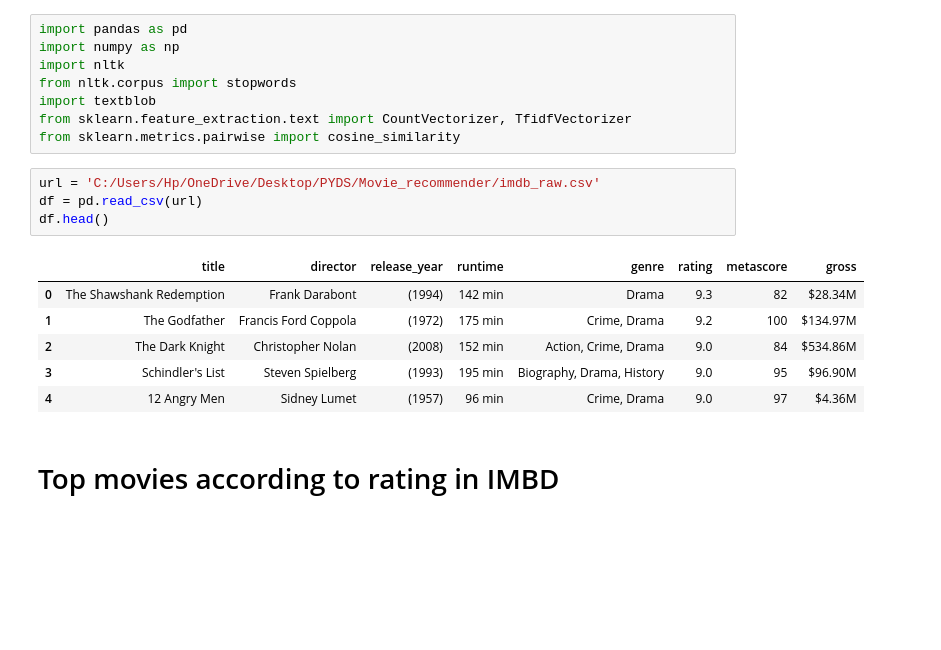
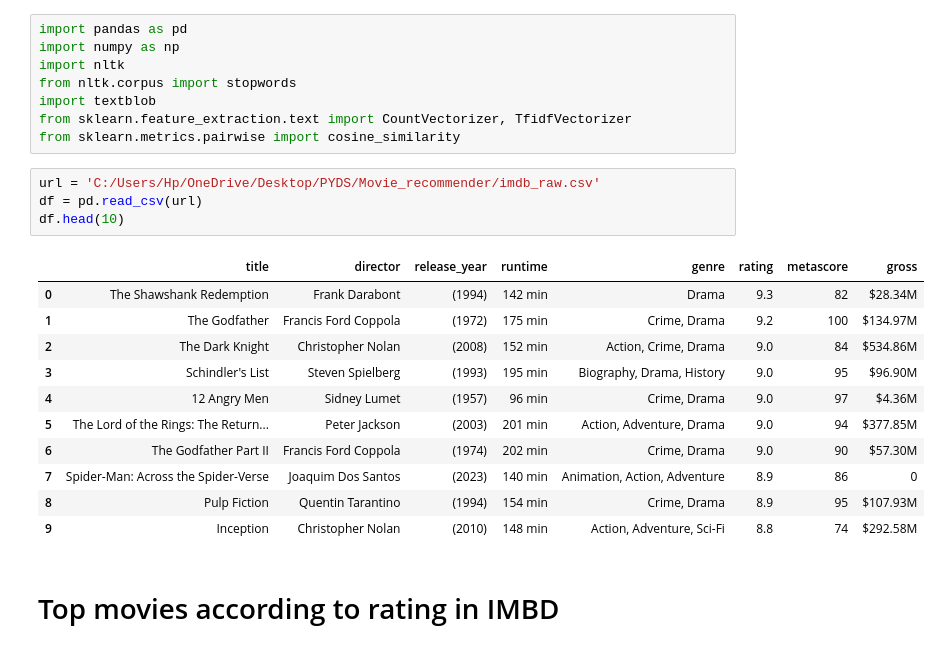
Before and after one commit to SnehRosh/Movie_Recommender, a Jupyter notebook: recommender.ipynb, the cells around one changed output. Cells and saved outputs as stored; diff of their text form; blank space fills up the shorter version.

```diff
--- a/recommender.ipynb
+++ b/recommender.ipynb
@@ -11,14 +11,19 @@ from sklearn.metrics.pairwise import cosine_similarity
 # %%
 url = 'C:/Users/Hp/OneDrive/Desktop/PYDS/Movie_recommender/imdb_raw.csv'
 df = pd.read_csv(url)
-df.head()
+df.head(10)
 # %% [output]
 |  | title | director | release_year | runtime | genre | rating | metascore | gross |
 | 0 | The Shawshank Redemption | Frank Darabont | (1994) | 142 min | Drama | 9.3 | 82 | $28.34M |
 | 1 | The Godfather | Francis Ford Coppola | (1972) | 175 min | Crime, Drama | 9.2 | 100 | $134.97M |
 | 2 | The Dark Knight | Christopher Nolan | (2008) | 152 min | Action, Crime, Drama | 9.0 | 84 | $534.86M |
 | 3 | Schindler's List | Steven Spielberg | (1993) | 195 min | Biography, Drama, History | 9.0 | 95 | $96.90M |
 | 4 | 12 Angry Men | Sidney Lumet | (1957) | 96 min | Crime, Drama | 9.0 | 97 | $4.36M |
+| 5 | The Lord of the Rings: The Return... | Peter Jackson | (2003) | 201 min | Action, Adventure, Drama | 9.0 | 94 | $377.85M |
+| 6 | The Godfather Part II | Francis Ford Coppola | (1974) | 202 min | Crime, Drama | 9.0 | 90 | $57.30M |
+| 7 | Spider-Man: Across the Spider-Verse | Joaquim Dos Santos | (2023) | 140 min | Animation, Action, Adventure | 8.9 | 86 | 0 |
+| 8 | Pulp Fiction | Quentin Tarantino | (1994) | 154 min | Crime, Drama | 8.9 | 95 | $107.93M |
+| 9 | Inception | Christopher Nolan | (2010) | 148 min | Action, Adventure, Sci-Fi | 8.8 | 74 | $292.58M |
 # %% [markdown]
 # Top movies according to rating in IMBD
 # %%
```
Also changed, not shown: parts of 1 cell of this notebook, 5 other files.
